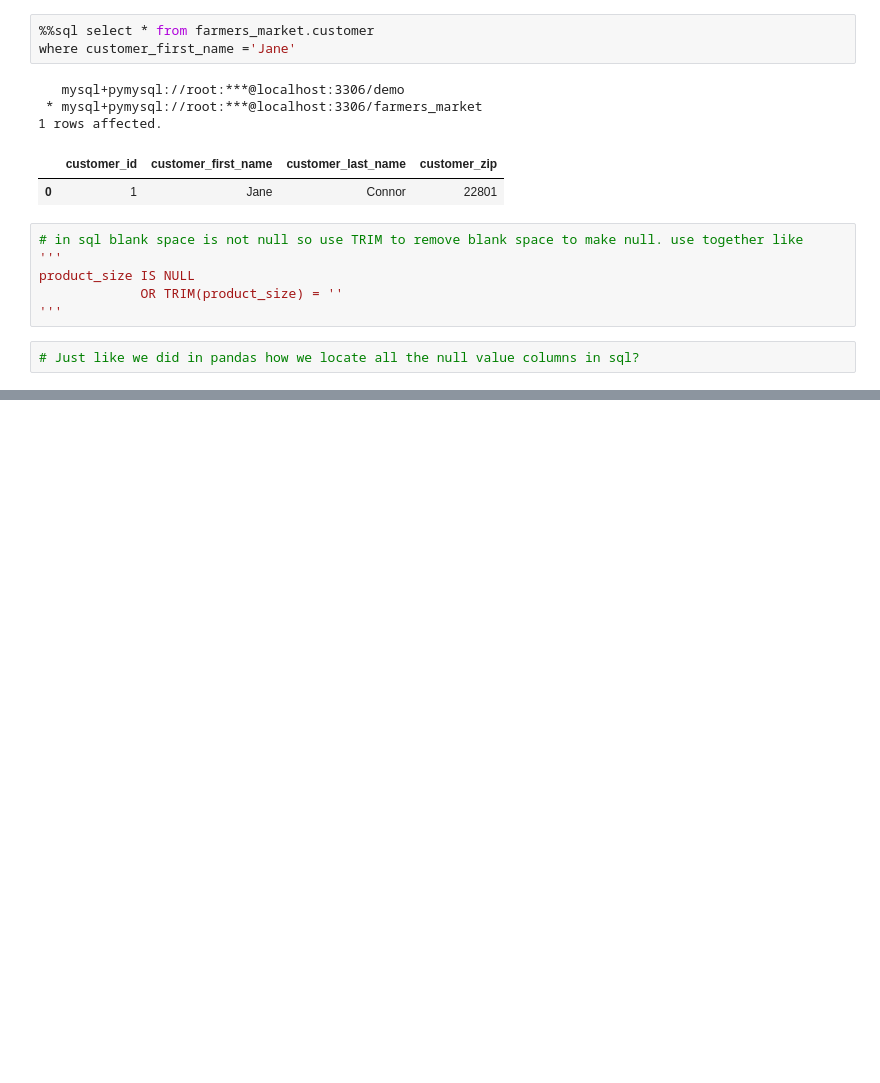
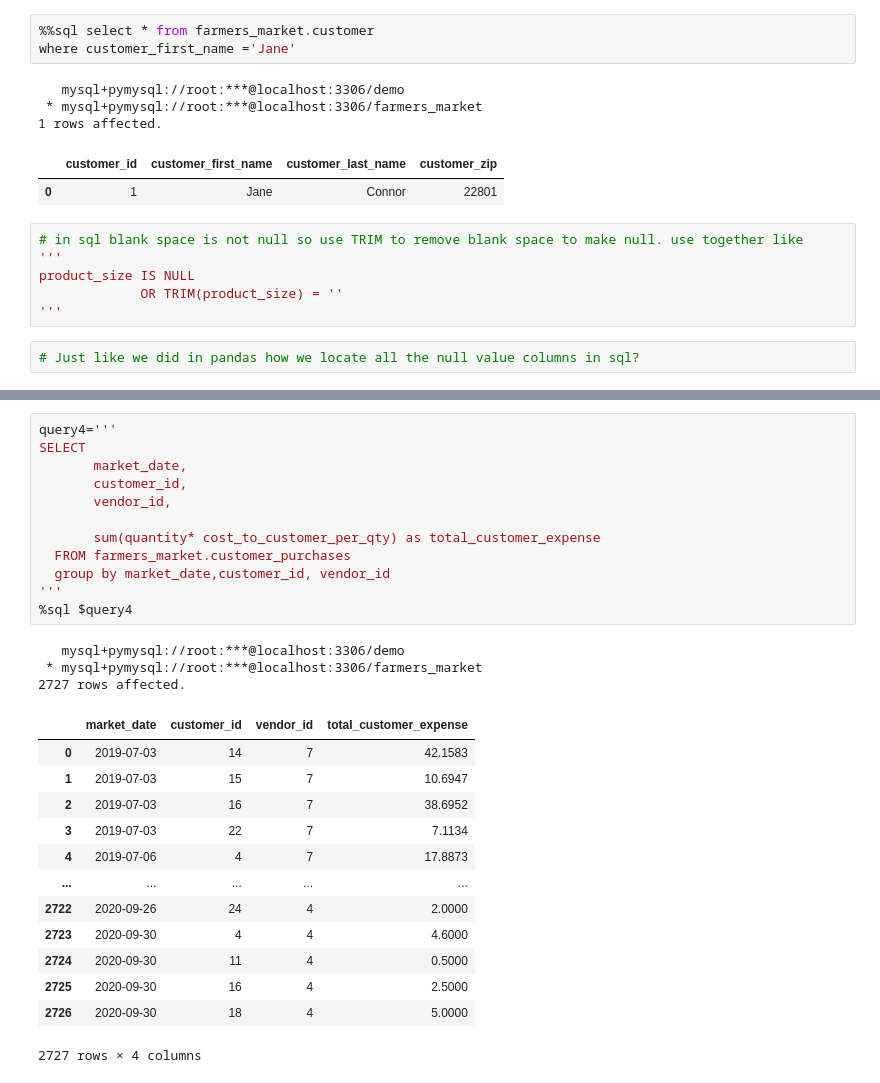
Before and after one commit to KunalNeon/SQL-For-Data-Scientist, a Jupyter notebook: sql.ipynb, the cells around one changed output, grey strips where cells are left out. Drawn from its saved outputs; the diff is of its cells as text; blank space fills up the shorter version.

```diff
--- a/sql.ipynb
+++ b/sql.ipynb
@@ -590,0 +718,29 @@ product_size IS NULL
+# %%
+query4='''
+SELECT
+       market_date,
+       customer_id,
+       vendor_id,
+
+       sum(quantity* cost_to_customer_per_qty) as total_customer_expense
+  FROM farmers_market.customer_purchases
+  group by market_date,customer_id, vendor_id
+'''
+%sql $query4
+# %% [output]
+   mysql+pymysql://root:***@localhost:3306/demo
+ * mysql+pymysql://root:***@localhost:3306/farmers_market
+2727 rows affected.
+|  | market_date | customer_id | vendor_id | total_customer_expense |
+| 0 | 2019-07-03 | 14 | 7 | 42.1583 |
+| 1 | 2019-07-03 | 15 | 7 | 10.6947 |
+| 2 | 2019-07-03 | 16 | 7 | 38.6952 |
+| 3 | 2019-07-03 | 22 | 7 | 7.1134 |
+| 4 | 2019-07-06 | 4 | 7 | 17.8873 |
+| ... | ... | ... | ... | ... |
+| 2722 | 2020-09-26 | 24 | 4 | 2.0000 |
+| 2723 | 2020-09-30 | 4 | 4 | 4.6000 |
+| 2724 | 2020-09-30 | 11 | 4 | 0.5000 |
+| 2725 | 2020-09-30 | 16 | 4 | 2.5000 |
+| 2726 | 2020-09-30 | 18 | 4 | 5.0000 |
+2727 rows × 4 columns
```
Also changed, not shown: parts of 7 cells of this notebook.
